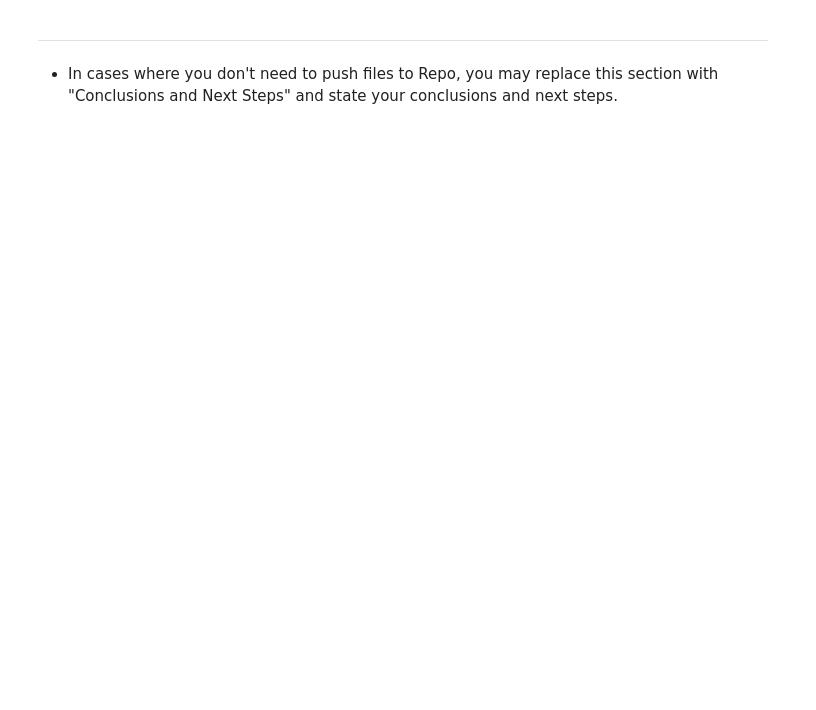
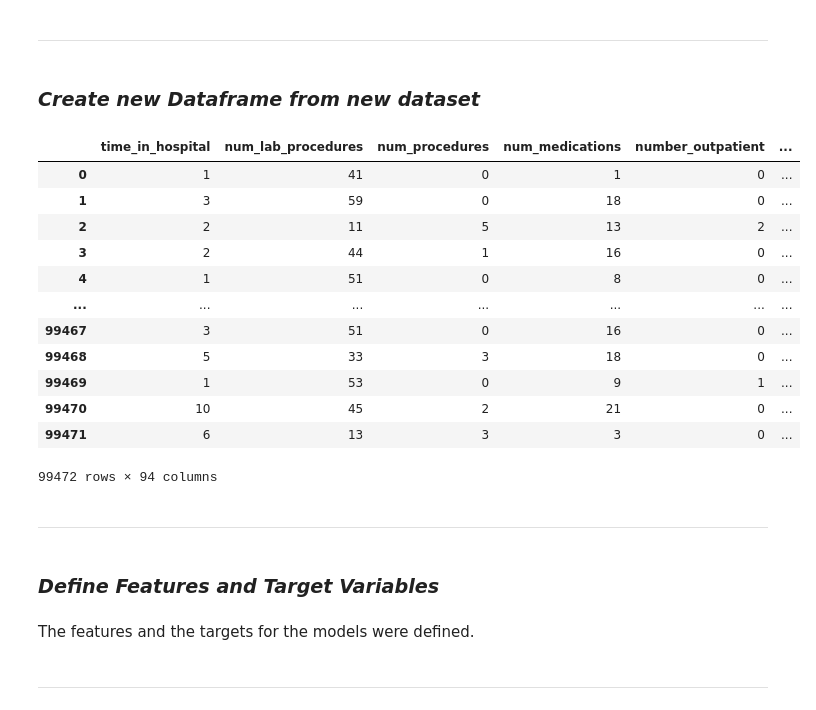
Before and after one commit to naqashb7/hospital_readmission_rates_analysis, a Jupyter notebook: jupyter_notebooks/Modelling.ipynb, the cells around one changed output. Drawn from its saved outputs; the diff is of its cells as text; code cells hidden in the pictures; blank space fills up the shorter version.

```diff
--- a/jupyter_notebooks/Modelling.ipynb
+++ b/jupyter_notebooks/Modelling.ipynb
@@ -85,4 +231,4 @@ NOTE
 # %% [markdown]
 ---
-# %% [markdown]
-* In cases where you don't need to push files to Repo, you may replace this section with "Conclusions and Next Steps" and state your conclusions and next steps.
+# %% [markdown]
+### _Create new Dataframe from new dataset_
@@ -88,0 +237,21 @@ NOTE
+# %%
+hospital_modelling_df = pd.read_csv("data_files/ModellingData/modelling_hospital_data.csv")
+hospital_modelling_df
+# %% [output]
+|  | time_in_hospital | num_lab_procedures | num_procedures | num_medications | number_outpatient | ... |
+| 0 | 1 | 41 | 0 | 1 | 0 | ... |
+| 1 | 3 | 59 | 0 | 18 | 0 | ... |
+| 2 | 2 | 11 | 5 | 13 | 2 | ... |
+| 3 | 2 | 44 | 1 | 16 | 0 | ... |
+| 4 | 1 | 51 | 0 | 8 | 0 | ... |
+| ... | ... | ... | ... | ... | ... | ... |
+| 99467 | 3 | 51 | 0 | 16 | 0 | ... |
+| 99468 | 5 | 33 | 3 | 18 | 0 | ... |
+| 99469 | 1 | 53 | 0 | 9 | 1 | ... |
+| 99470 | 10 | 45 | 2 | 21 | 0 | ... |
+| 99471 | 6 | 13 | 3 | 3 | 0 | ... |
+99472 rows × 94 columns
+# %% [markdown]
+---
+# %% [markdown]
+### _Define Features and Target Variables_
@@ -88,0 +261,4 @@ NOTE
+# %% [markdown]
+The features and the targets for the models were defined.
+# %% [markdown]
+---
```
Also changed, not shown: parts of 44 cells of this notebook, 1 other file.
